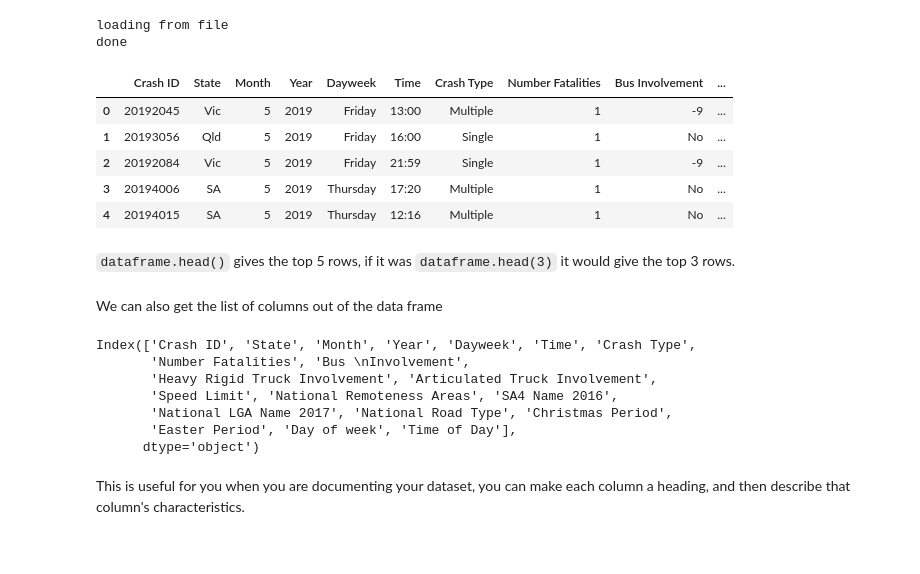
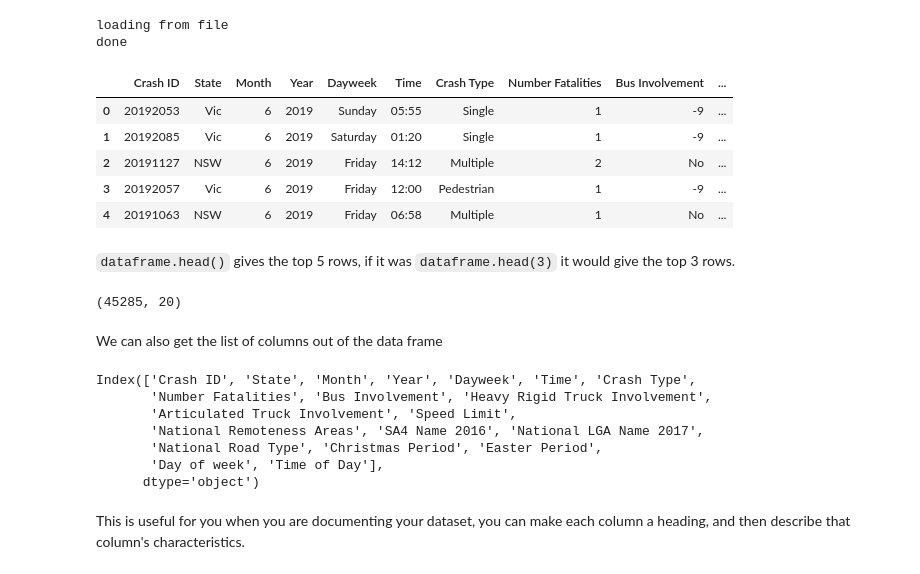
Before and after one commit to chriswng/me, a Jupyter notebook: week7/basic_pandas.ipynb, the cells around one changed output. Cells and saved outputs as stored; diff of their text form; code cells hidden in the pictures.

```diff
--- a/week7/basic_pandas.ipynb
+++ b/week7/basic_pandas.ipynb
@@ -24,42 +24,44 @@ Let's check to see if we've already downloaded the data. It's a big file, so we
 
 Pandas is pretty smart, it can get data from the internet just as easily as from the file system, it just takes a bit longer.
 # %%
-if os.path.isfile("bitre_ardd_fatal_crashes_may_2019.csv"):
-    filepath = "bitre_ardd_fatal_crashes_may_2019.csv"
+if os.path.isfile("bitre_ardd_fatal_crashes_jun_2019.csv"):
+    filepath = "bitre_ardd_fatal_crashes_jun_2019.csv"
     print("loading from file")
 else:
-    filepath = "ignoer.csv"
-    print("loading from the internet")
-
-penalty_data = pd.read_csv(filepath)
+    print("Put ur file there")
+crash_data = pd.read_csv(filepath, low_memory=False)
     #returns dataframe
 print("done")
 # %% [output]
 loading from file
 done
 # %%
-penalty_data.head()
+crash_data.head()
 # %% [output]
 |  | Crash ID | State | Month | Year | Dayweek | Time | Crash Type | Number Fatalities | Bus Involvement | ... |
-| 0 | 20192045 | Vic | 5 | 2019 | Friday | 13:00 | Multiple | 1 | -9 | ... |
-| 1 | 20193056 | Qld | 5 | 2019 | Friday | 16:00 | Single | 1 | No | ... |
-| 2 | 20192084 | Vic | 5 | 2019 | Friday | 21:59 | Single | 1 | -9 | ... |
-| 3 | 20194006 | SA | 5 | 2019 | Thursday | 17:20 | Multiple | 1 | No | ... |
-| 4 | 20194015 | SA | 5 | 2019 | Thursday | 12:16 | Multiple | 1 | No | ... |
+| 0 | 20192053 | Vic | 6 | 2019 | Sunday | 05:55 | Single | 1 | -9 | ... |
+| 1 | 20192085 | Vic | 6 | 2019 | Saturday | 01:20 | Single | 1 | -9 | ... |
+| 2 | 20191127 | NSW | 6 | 2019 | Friday | 14:12 | Multiple | 2 | No | ... |
+| 3 | 20192057 | Vic | 6 | 2019 | Friday | 12:00 | Pedestrian | 1 | -9 | ... |
+| 4 | 20191063 | NSW | 6 | 2019 | Friday | 06:58 | Multiple | 1 | No | ... |
 # %% [markdown]
 `dataframe.head()` gives the top 5 rows, if it was `dataframe.head(3)` it would give the top 3 rows.
+# %%
+crash_data.shape
+# %% [output]
+(45285, 20)
 # %% [markdown]
 We can also get the list of columns out of the data frame
 # %%
-penalty_data.columns
+crash_data.columns
 #could convert it to list(penalty_data.columns)
 # %% [output]
 Index(['Crash ID', 'State', 'Month', 'Year', 'Dayweek', 'Time', 'Crash Type',
-       'Number Fatalities', 'Bus \nInvolvement',
-       'Heavy Rigid Truck Involvement', 'Articulated Truck Involvement',
-       'Speed Limit', 'National Remoteness Areas', 'SA4 Name 2016',
-       'National LGA Name 2017', 'National Road Type', 'Christmas Period',
-       'Easter Period', 'Day of week', 'Time of Day'],
+       'Number Fatalities', 'Bus Involvement', 'Heavy Rigid Truck Involvement',
+       'Articulated Truck Involvement', 'Speed Limit',
+       'National Remoteness Areas', 'SA4 Name 2016', 'National LGA Name 2017',
+       'National Road Type', 'Christmas Period', 'Easter Period',
+       'Day of week', 'Time of Day'],
       dtype='object')
 # %% [markdown]
 This is useful for you when you are documenting your dataset, you can make each column a heading, and then describe that column's characteristics.
```
Also changed, not shown: parts of 6 cells of this notebook, 2 other files.
